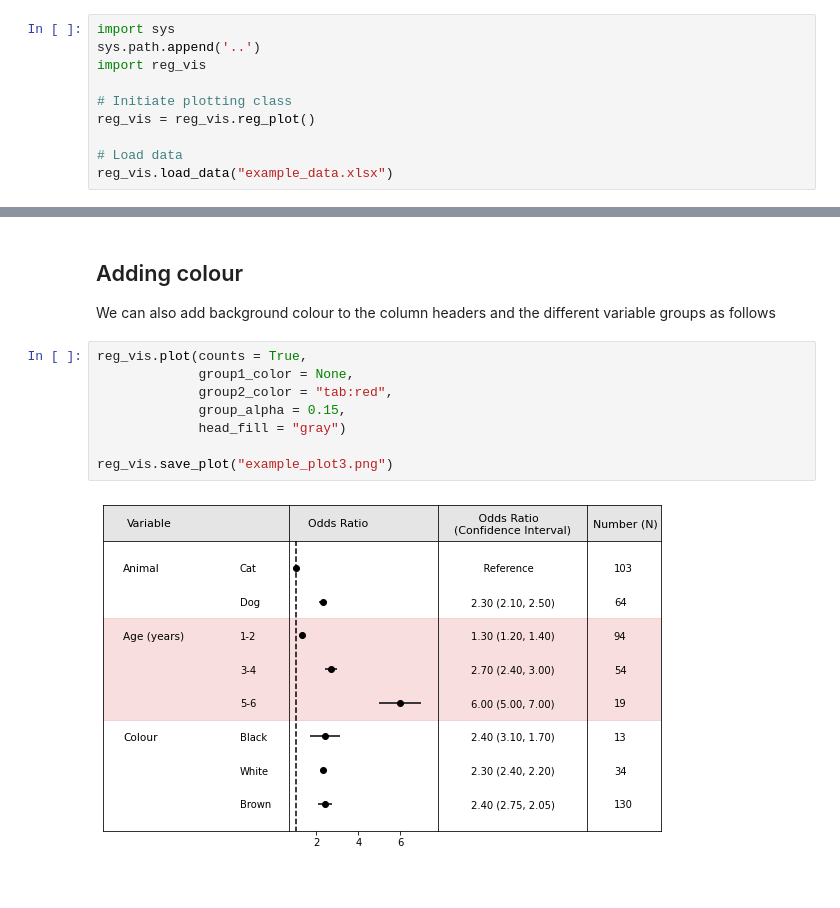
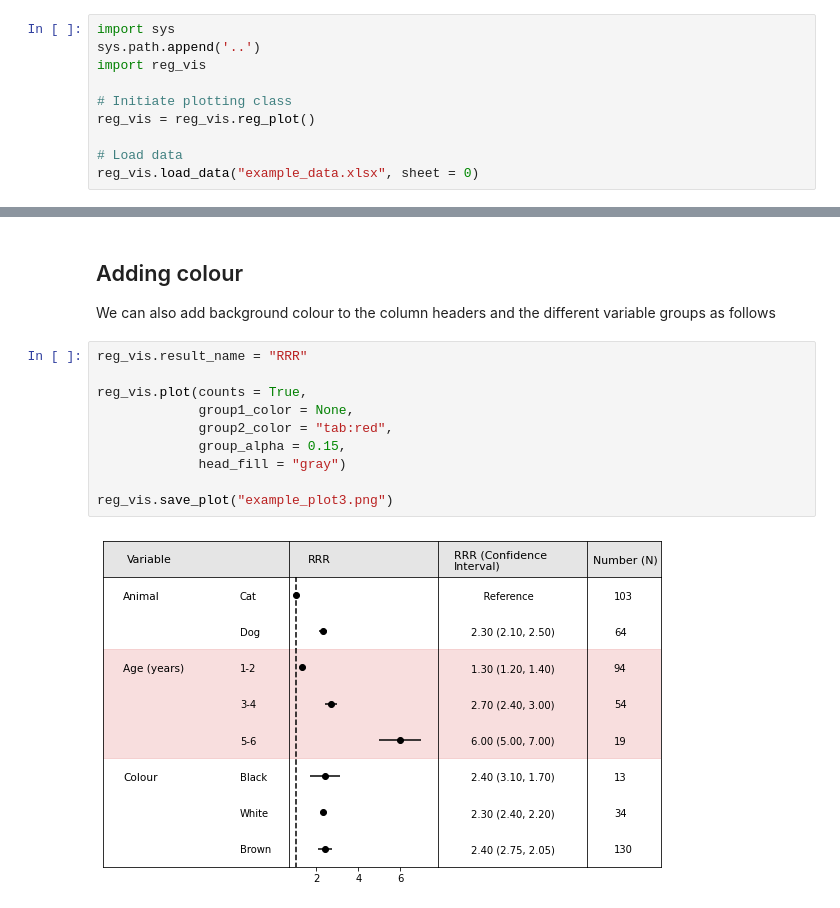
Before and after one commit to David-Ellis/reg-vis, a Jupyter notebook: example/example_code.ipynb, the cells around one changed output, grey strips where cells are left out. Cells and saved outputs as stored; diff of their text form.

Commit message:
Added ability to change result name

```diff
--- a/example/example_code.ipynb
+++ b/example/example_code.ipynb
@@ -11,7 +11,7 @@ import reg_vis
 reg_vis = reg_vis.reg_plot()
 
 # Load data
-reg_vis.load_data("example_data.xlsx")
+reg_vis.load_data("example_data.xlsx", sheet = 0)
 # %% [markdown]
 You can equally load the data into a pandas dataframe yourself and then use `reg_vis.df = data`.
 # %% [markdown]
@@ -51,12 +51,14 @@ reg_vis.save_plot("example_plot2.png")
 
 We can also add background colour to the column headers and the different variable groups as follows
 # %%
+reg_vis.result_name = "RRR"
+
 reg_vis.plot(counts = True,
              group1_color = None,
              group2_color = "tab:red",
              group_alpha = 0.15,
              head_fill = "gray")
 
 reg_vis.save_plot("example_plot3.png")
 # %% [output]
-[figure, old version]
+[figure, new version]
```
Also changed, not shown: parts of 2 cells of this notebook, 6 other files.
